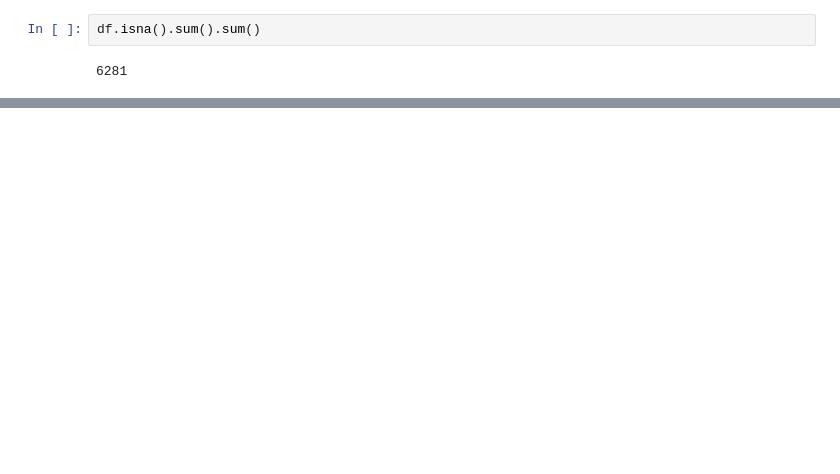
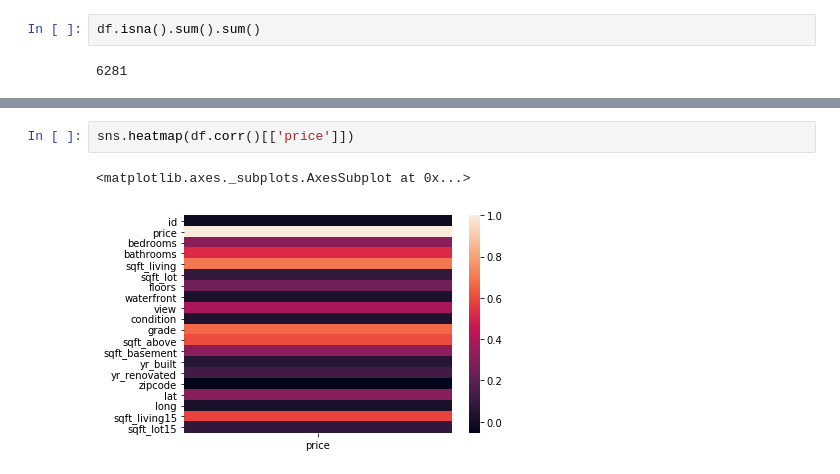
Before and after one commit to BSHaidar/Module1Project, a Jupyter notebook: Module1Project.ipynb, the cells around one changed output, grey strips where cells are left out. Cells and saved outputs as stored; diff of their text form; blank space fills up the shorter version.

```diff
--- a/Module1Project.ipynb
+++ b/Module1Project.ipynb
@@ -280,0 +462,5 @@ Index(['id', 'date', 'price', 'bedrooms', 'bathrooms', 'sqft_living',
+# %%
+sns.heatmap(df.corr()[['price']])
+# %% [output]
+<matplotlib.axes._subplots.AxesSubplot at 0x...>
+[figure, added]
```
Also changed, not shown: parts of 56 cells of this notebook.
